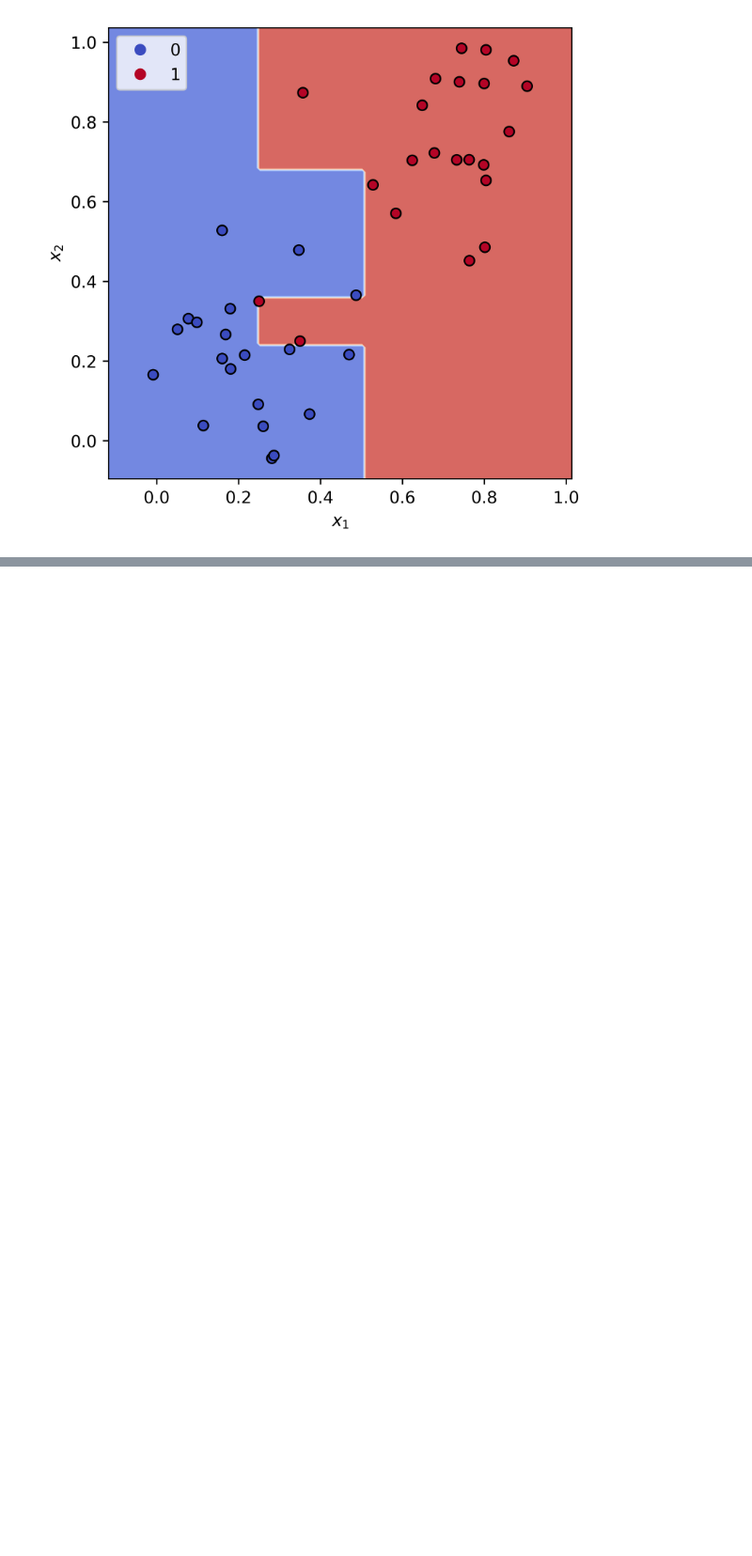
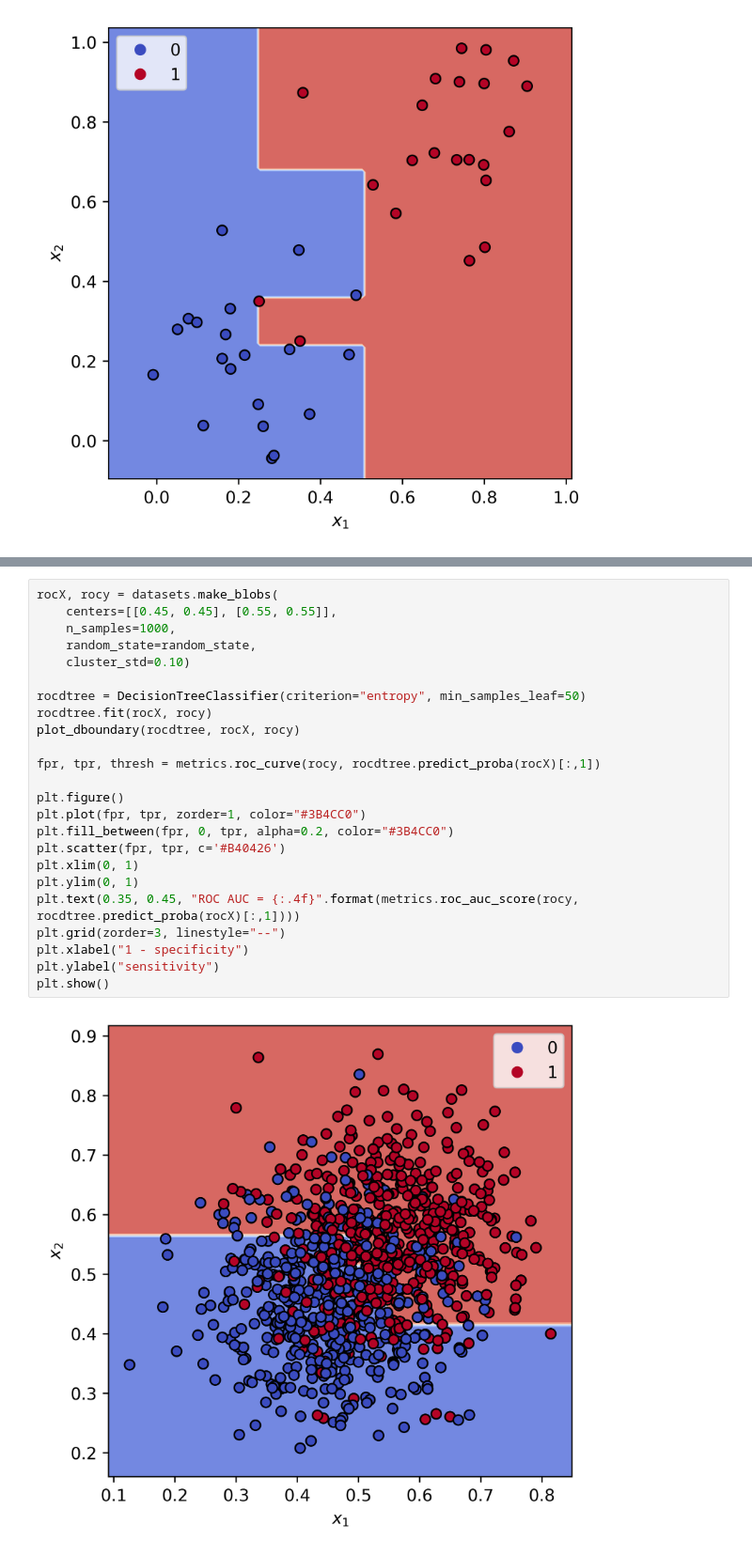
Before and after one commit to waliens/phd-thesis, a Jupyter notebook: scripts/plot_dboundary.ipynb, the cells around one changed output, grey strips where cells are left out. Shown at 94% size. Saved outputs shown, nothing was run; the diff lists cells and outputs as text; blank space fills up the shorter version.

```diff
--- a/scripts/plot_dboundary.ipynb
+++ b/scripts/plot_dboundary.ipynb
@@ -175,0 +217,26 @@ plot_dboundary(dtree, X3, y3)
+# %%
+rocX, rocy = datasets.make_blobs(
+    centers=[[0.45, 0.45], [0.55, 0.55]],
+    n_samples=1000,
+    random_state=random_state,
+    cluster_std=0.10)
+
+rocdtree = DecisionTreeClassifier(criterion="entropy", min_samples_leaf=50)
+rocdtree.fit(rocX, rocy)
+plot_dboundary(rocdtree, rocX, rocy)
+
+fpr, tpr, thresh = metrics.roc_curve(rocy, rocdtree.predict_proba(rocX)[:,1])
+
+plt.figure()
+plt.plot(fpr, tpr, zorder=1, color="#3B4CC0")
+plt.fill_between(fpr, 0, tpr, alpha=0.2, color="#3B4CC0")
+plt.scatter(fpr, tpr, c='#B40426')
+plt.xlim(0, 1)
+plt.ylim(0, 1)
+plt.text(0.35, 0.45, "ROC AUC = {:.4f}".format(metrics.roc_auc_score(rocy, rocdtree.predict_proba(rocX)[:,1])))
+plt.grid(zorder=3, linestyle="--")
+plt.xlabel("1 - specificity")
+plt.ylabel("sensitivity")
+plt.show()
+# %% [output]
+[figure, added]
```
Also changed, not shown: parts of 5 cells of this notebook, 3 other files.
